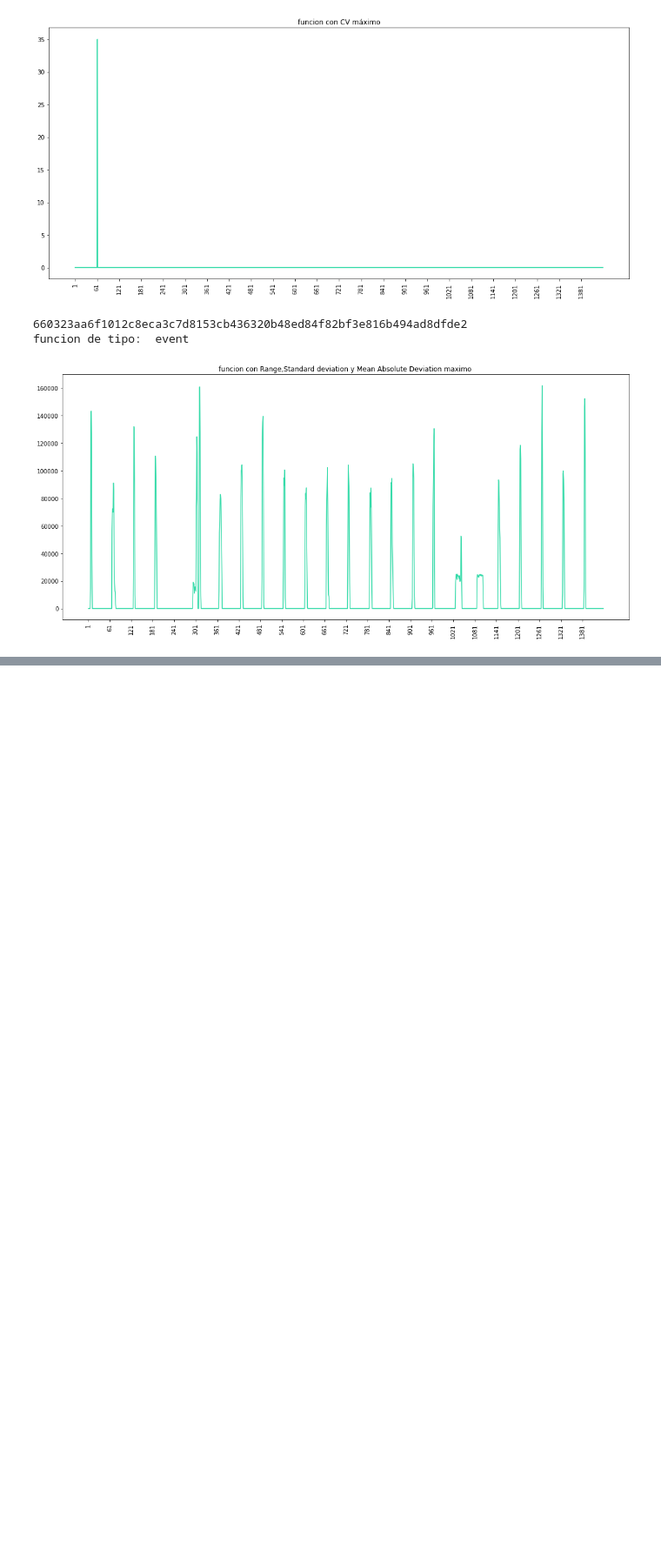
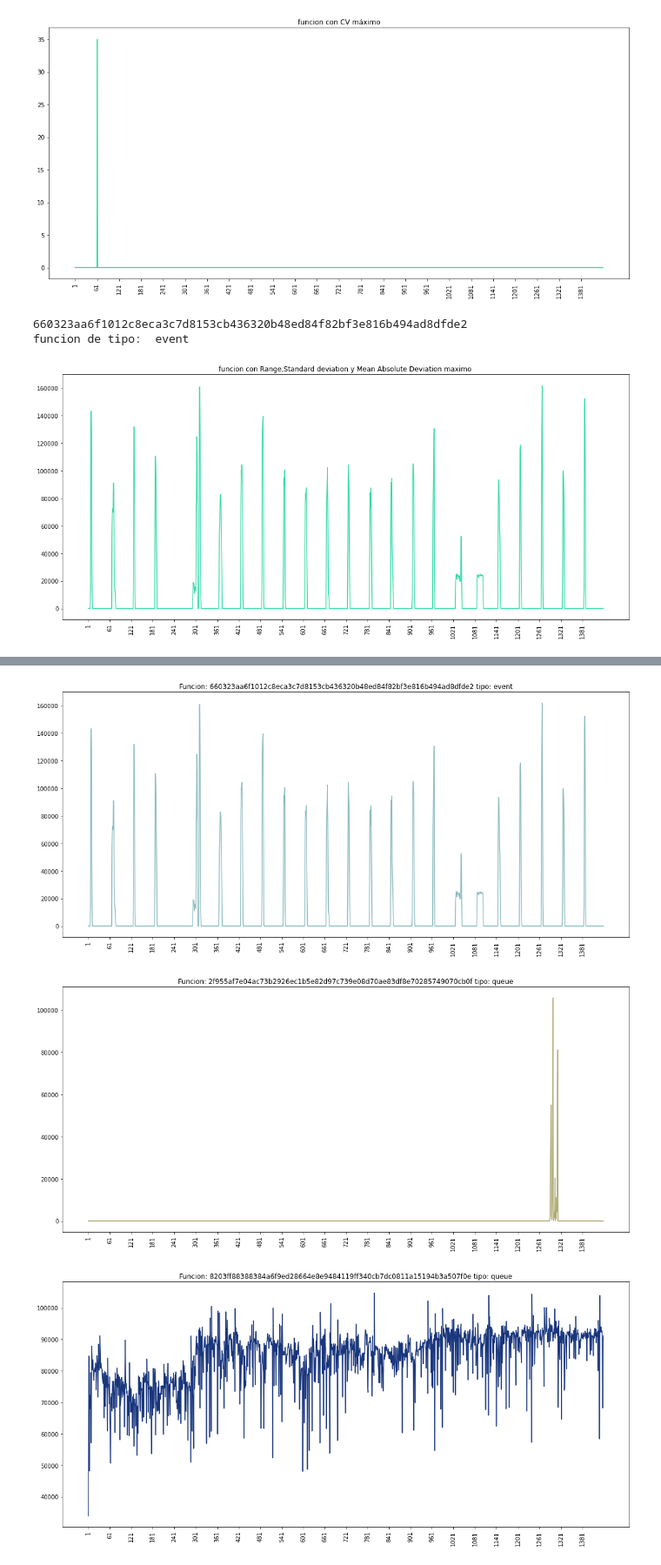
Before and after one commit to robinsonf214/Analisis_CVR, a Jupyter notebook: Preguntas.ipynb, the cells around one changed output, grey strips where cells are left out. Shown at 87% size. Saved outputs shown, nothing was run; the diff lists cells and outputs as text; code cells hidden in the pictures; blank space fills up the shorter version.

```diff
--- a/Preguntas.ipynb
+++ b/Preguntas.ipynb
@@ -482,0 +726,23 @@ funcion de tipo:  event
+# %%
+# top 5 Coeficiente de Range
+for func in funciones_analisis.nlargest(5, 'Range')['HashFunction']:
+    dia.loc[func].drop(['Trigger'])
+    plt.figure(figsize=(18,8))
+    r = rd.random()
+    b = rd.random()
+    g = rd.random()
+    color = (r, g, b)
+
+    plt.plot(dia.loc[func].drop(['Trigger']), c=color)
+    plt.xticks(np.arange(0, 1440,60))
+    #plt.xticks([x for x in range(0,1441) if x%60==0])
+    plt.xticks(rotation=90)
+    #estadisticos
+
+
+    plt.title("Funcion: " + func + " tipo: "+ dia.loc[func]['Trigger'] )
+    plt.ion()
+# %% [output]
+[figure, added]
+[figure, added]
+[figure, added]
```
Also changed, not shown: parts of 31 cells of this notebook.
